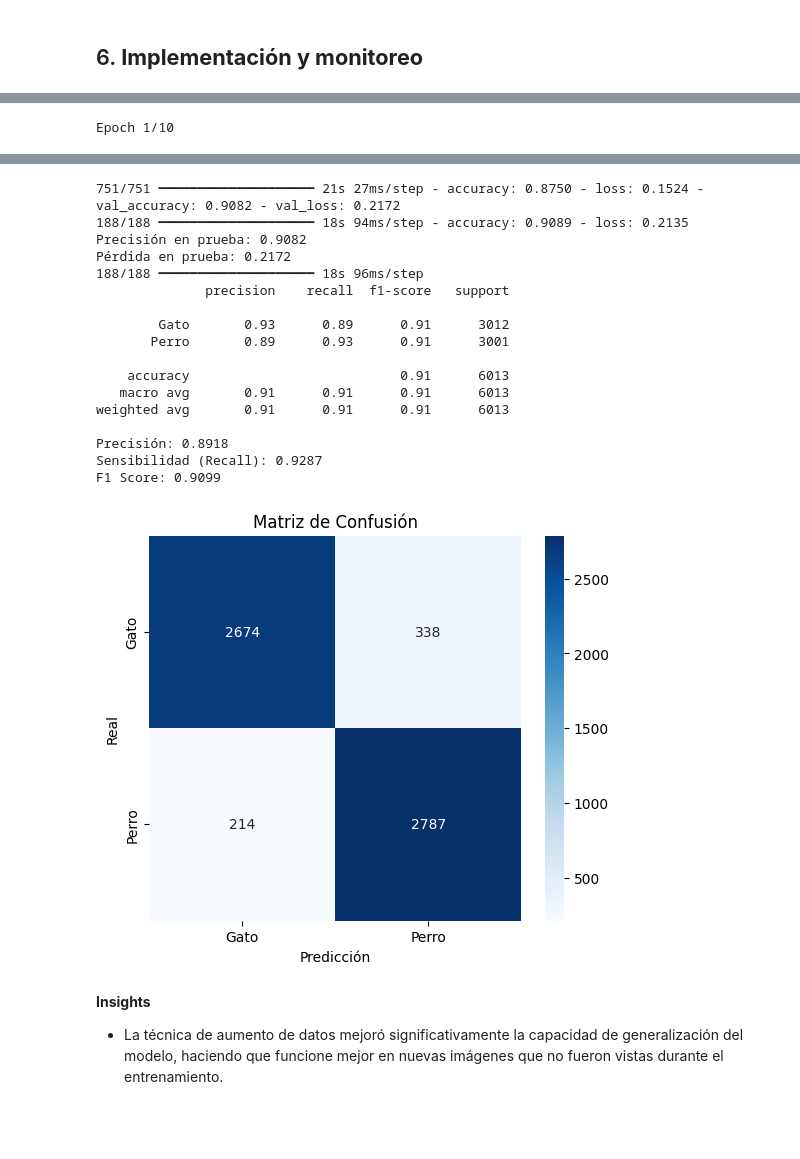
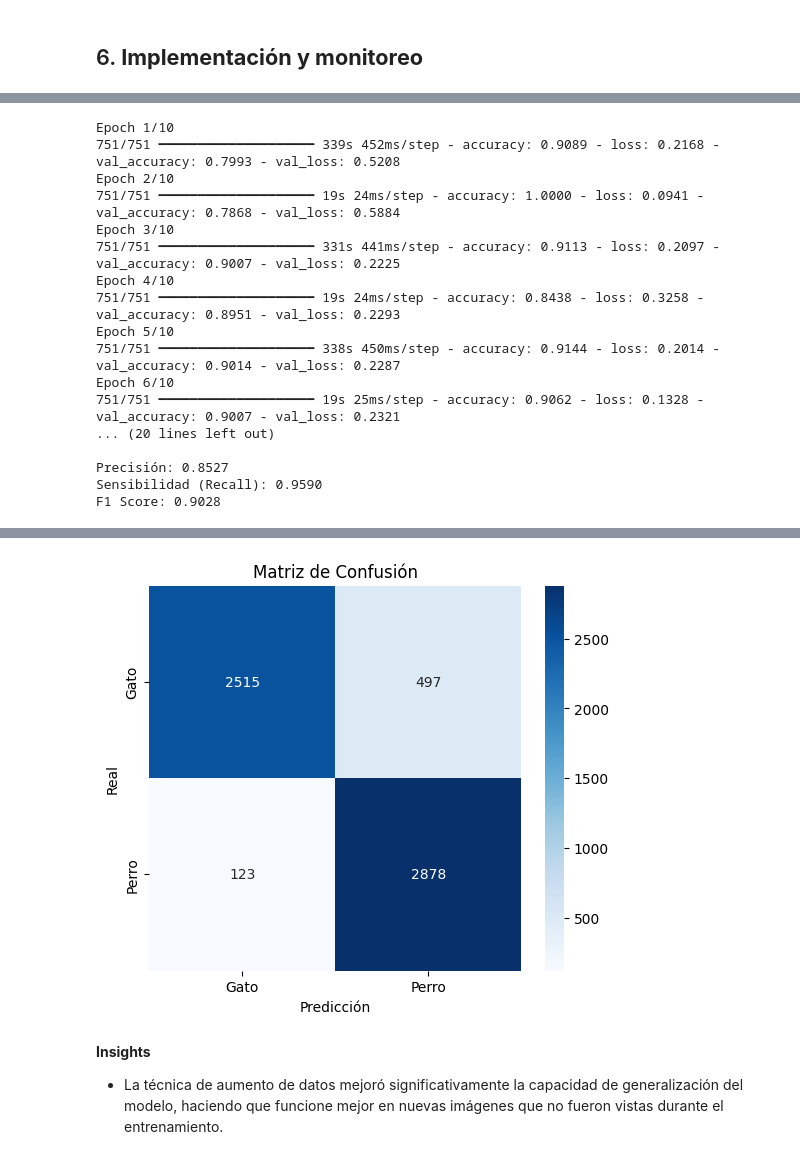
Before and after one commit to blackbemt/Data-Science-3-Coderhouse, a Jupyter notebook: Proyecto_Final_DS_III_Jorge_Bautista.ipynb, the cells around one changed output, grey strips where cells are left out. Drawn from its saved outputs; the diff is of its cells as text; code cells hidden in the pictures; blank space fills up the shorter version.

```diff
--- a/Proyecto_Final_DS_III_Jorge_Bautista.ipynb
+++ b/Proyecto_Final_DS_III_Jorge_Bautista.ipynb
@@ -557,6 +559,9 @@ mostrar_predicciones(x_test, y_test, y_pred_classes, num_imagenes=10)
 # %%
 # Aumento de datos (Data Augmentation) para mejorar la generalización del modelo
 from tensorflow.keras.preprocessing.image import ImageDataGenerator
+import warnings
+
+warnings.filterwarnings("ignore", category=UserWarning)
 
 # Generador con transformaciones
 datagen = ImageDataGenerator(
@@ -569,6 +574,12 @@ datagen = ImageDataGenerator(
 
 # Ajustar el generador al conjunto de entrenamiento
 datagen.fit(x_train)
+
+early_stop = EarlyStopping(
+    monitor='val_loss',
+    patience=2,
+    restore_best_weights=True
+)
 
 # Entrenar el modelo usando el generador
 batch_size = 32
@@ -619,3 +630,19 @@ plt.title('Matriz de Confusión')
 plt.show()
 # %% [output]
 Epoch 1/10
+751/751 ━━━━━━━━━━━━━━━━━━━━ 339s 452ms/step - accuracy: 0.9089 - loss: 0.2168 - val_accuracy: 0.7993 - val_loss: 0.5208
+Epoch 2/10
+751/751 ━━━━━━━━━━━━━━━━━━━━ 19s 24ms/step - accuracy: 1.0000 - loss: 0.0941 - val_accuracy: 0.7868 - val_loss: 0.5884
+Epoch 3/10
+751/751 ━━━━━━━━━━━━━━━━━━━━ 331s 441ms/step - accuracy: 0.9113 - loss: 0.2097 - val_accuracy: 0.9007 - val_loss: 0.2225
+Epoch 4/10
+751/751 ━━━━━━━━━━━━━━━━━━━━ 19s 24ms/step - accuracy: 0.8438 - loss: 0.3258 - val_accuracy: 0.8951 - val_loss: 0.2293
+Epoch 5/10
+751/751 ━━━━━━━━━━━━━━━━━━━━ 338s 450ms/step - accuracy: 0.9144 - loss: 0.2014 - val_accuracy: 0.9014 - val_loss: 0.2287
+Epoch 6/10
+751/751 ━━━━━━━━━━━━━━━━━━━━ 19s 25ms/step - accuracy: 0.9062 - loss: 0.1328 - val_accuracy: 0.9007 - val_loss: 0.2321
+... (20 lines left out)
+
+Precisión: 0.8527
+Sensibilidad (Recall): 0.9590
+F1 Score: 0.9028
@@ -645,21 +649,4 @@ Epoch 10/10
-751/751 ━━━━━━━━━━━━━━━━━━━━ 21s 27ms/step - accuracy: 0.8750 - loss: 0.1524 - val_accuracy: 0.9082 - val_loss: 0.2172
-188/188 ━━━━━━━━━━━━━━━━━━━━ 18s 94ms/step - accuracy: 0.9089 - loss: 0.2135
-Precisión en prueba: 0.9082
-Pérdida en prueba: 0.2172
-188/188 ━━━━━━━━━━━━━━━━━━━━ 18s 96ms/step
-              precision    recall  f1-score   support
-
-        Gato       0.93      0.89      0.91      3012
-       Perro       0.89      0.93      0.91      3001
-
-    accuracy                           0.91      6013
-   macro avg       0.91      0.91      0.91      6013
-weighted avg       0.91      0.91      0.91      6013
-
-Precisión: 0.8918
-Sensibilidad (Recall): 0.9287
-F1 Score: 0.9099
-[figure, old version]
+[figure, new version]
 # %% [markdown]
 **Insights**
 - La técnica de aumento de datos mejoró significativamente la capacidad de generalización del modelo, haciendo que funcione mejor en nuevas imágenes que no fueron vistas durante el entrenamiento.
```
Also changed, not shown: parts of 4 cells of this notebook.
